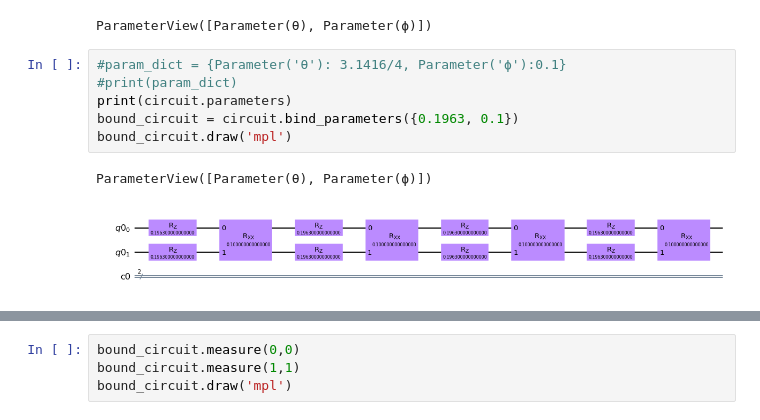
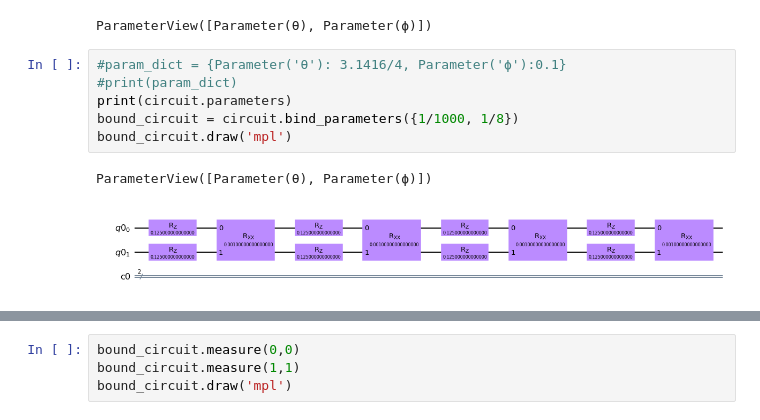
Before and after one commit to Q-ComputingChile/trotter-suzuki, a Jupyter notebook: Quantum.ipynb, the cells around one changed output, grey strips where cells are left out. Drawn from its saved outputs; the diff is of its cells as text.

Commit message:
Circuito actualizado reu 31/08

```diff
--- a/Quantum.ipynb
+++ b/Quantum.ipynb
@@ -43,9 +43,9 @@ ParameterView([Parameter(θ), Parameter(ϕ)])
 # %%
 #param_dict = {Parameter('θ'): 3.1416/4, Parameter('ϕ'):0.1}
 #print(param_dict)
 print(circuit.parameters)
-bound_circuit = circuit.bind_parameters({0.1963, 0.1})
+bound_circuit = circuit.bind_parameters({1/1000, 1/8})
 bound_circuit.draw('mpl')
 # %% [output]
 ParameterView([Parameter(θ), Parameter(ϕ)])
-[figure, old version]
+[figure, new version]
```
Also changed, not shown: parts of 13 cells of this notebook.
